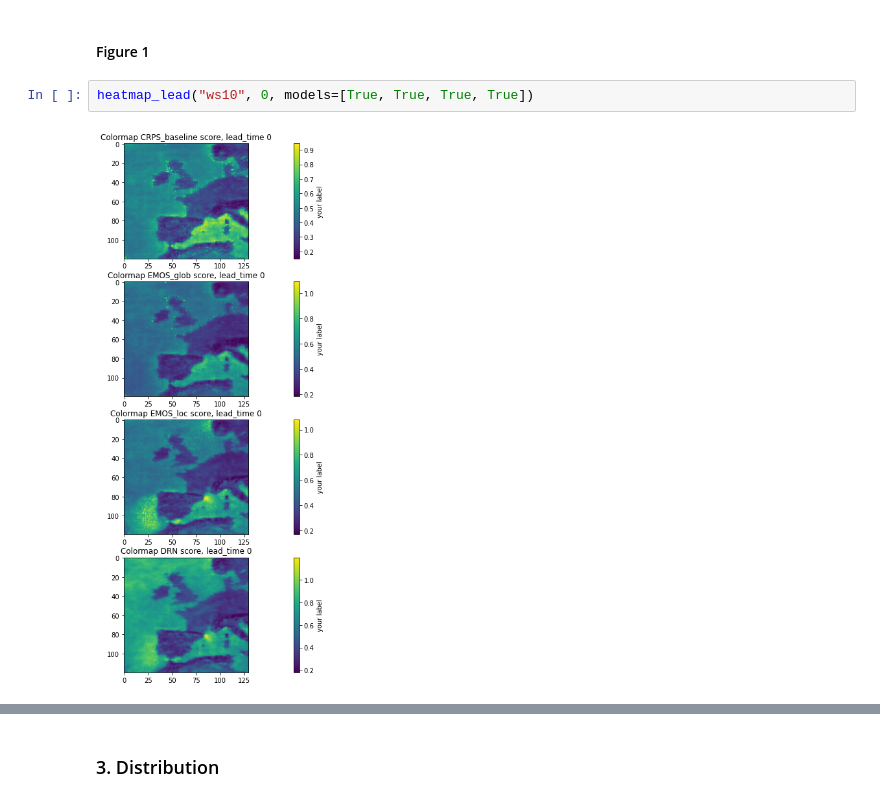
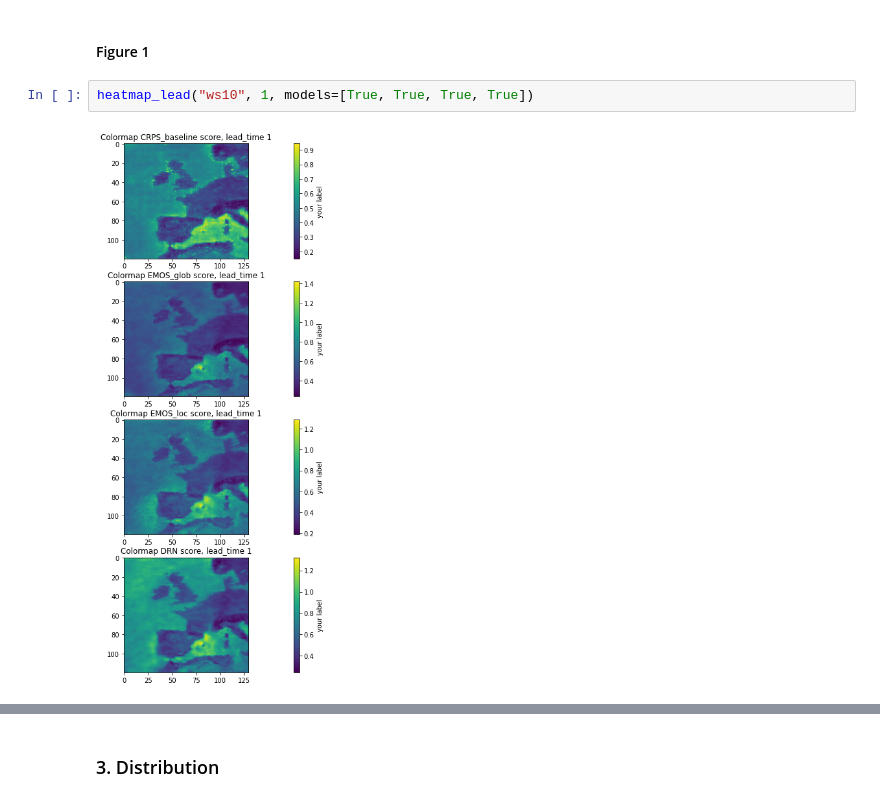
Before and after one commit to cleveryangcong/Bachelor_Thesis, a Jupyter notebook: notebooks/exploratory/2.8.2-dc-ws10_score_checks.ipynb, the cells around one changed output, grey strips where cells are left out. Saved outputs shown, nothing was run; the diff lists cells and outputs as text.

```diff
--- a/notebooks/exploratory/2.8.2-dc-ws10_score_checks.ipynb
+++ b/notebooks/exploratory/2.8.2-dc-ws10_score_checks.ipynb
@@ -98,9 +100,9 @@ Returns:
 # %% [markdown]
 #### Figure 1
 # %%
-heatmap_lead("ws10", 0, models=[True, True, True, True])
+heatmap_lead("ws10", 1, models=[True, True, True, True])
 # %% [output]
-[figure, old version]
+[figure, new version]
 [interactive output not drawn]
 # %% [markdown]
 ### 3. Distribution
```
Also changed, not shown: parts of 2 cells of this notebook, 2 other files.
